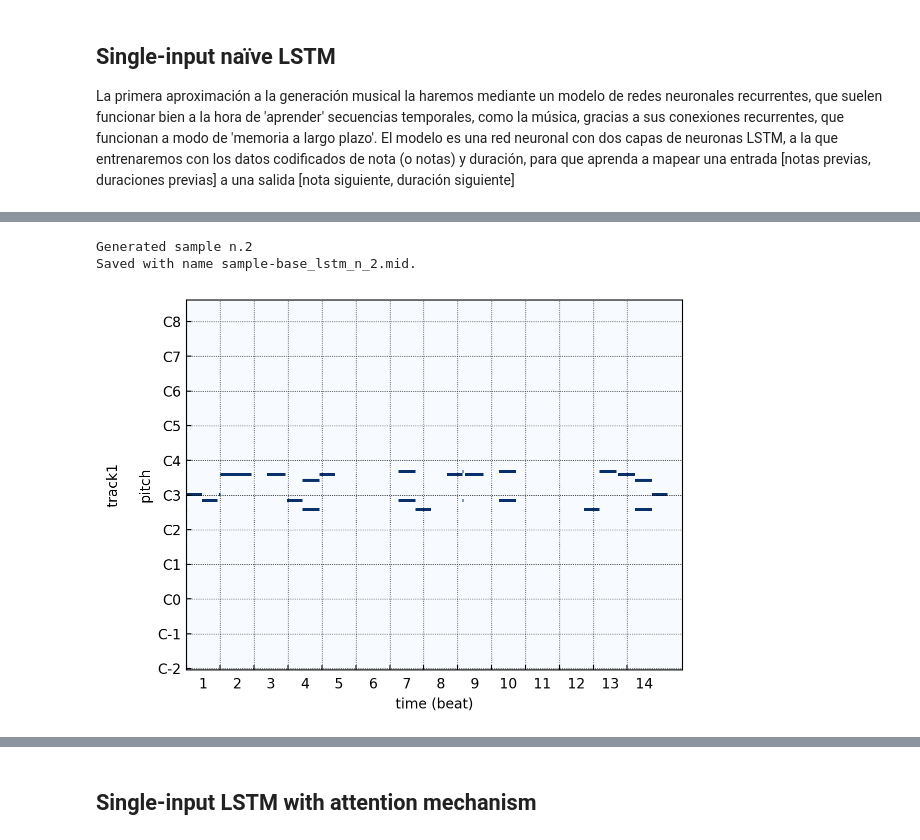
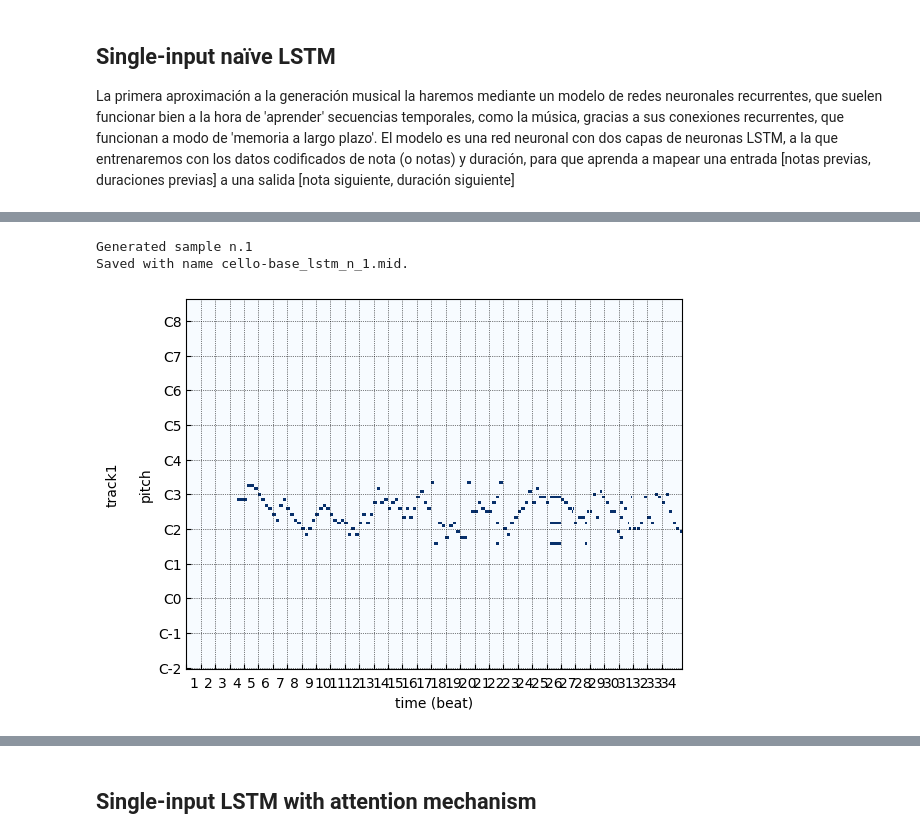
Before and after one commit to STarrio/generative-music, a Jupyter notebook: RNNMusicGeneration.ipynb, the cells around one changed output, grey strips where cells are left out. Drawn from its saved outputs; the diff is of its cells as text; code cells hidden in the pictures.

```diff
--- a/RNNMusicGeneration.ipynb
+++ b/RNNMusicGeneration.ipynb
@@ -17,7 +17,7 @@ from sklearn.model_selection import train_test_split
 import pypianoroll as pr
 import matplotlib.pyplot as plt
 # %%
-ENV = 'local'
+ENV = 'colab'
 if(ENV == 'colab'):
     BASE_PATH = '/content/drive/MyDrive/uni/TFG2023/generative-music/'
     from google.colab import drive
@@ -30,5 +32,5 @@ else:
 # %%
-DATASET = 'sample'
+DATASET = 'cello'
 DATA_PATH=os.path.join(BASE_PATH, 'data')
 DATASET_PATH = os.path.join(DATA_PATH, DATASET)
 
@@ -281,6 +283,7 @@ class RNNSampleGenerator:
         self.encoder = encoder
         self.n_sample = 0
         self.store_path = store_path
+        self.inverse_pitch_encoding = {v:k for k,v in encoder.pitch_encodings.items()}
 
     def generate(self, seed, sample_length, temperature=0.):
 
@@ -313,7 +316,18 @@ class RNNSampleGenerator:
             # make a prediction
             note_prob_dist, duration_prob_dist = self.model.predict(network_input,verbose=0)
             # [0.1, 0.2, 0.1, 0.6] example -> softmax adds to 1
-            prob_heatmap.append(note_prob_dist[0])
+            new_pitch= np.zeros(128)
+
+            for idx, n_i in enumerate(note_prob_dist[0]):
+                try:
+                    pitch_symbol = self.inverse_pitch_encoding[idx]
+                    pitch_value = int(pitch_symbol)
+                    new_pitch[pitch_value] = n_i
+
+                except:
+                    pass
+
+            prob_heatmap.append(new_pitch)
 
             note_output = self._sample_with_temperature(note_prob_dist[0], temperature)
             duration_output = self._sample_with_temperature(duration_prob_dist[0], temperature)
@@ -389,14 +403,14 @@ class RNNSampleGenerator:
 
     def plot_probs_heatmap(self):
         fig, ax = plt.subplots(figsize=(15,15))
-        ax.set_yticks([int(j) for j in range(0, self.encoder.pitch_vocab_size)])
+        ax.set_yticks([int(j) for j in range(0, 128)])
 
         heatmap = np.transpose(self.prob_heatmap)
         plt.imshow(heatmap, origin="lower", cmap='plasma')
 
     def plot_sample_heatmap(self):
         fig, ax = plt.subplots(figsize=(15,15))
-        ax.set_yticks([int(j) for j in range(0, self.encoder.pitch_vocab_size)])
+        ax.set_yticks([int(j) for j in range(0, 128)])
 
         heatmap = np.transpose(self.sampled_heatmap)
         plt.imshow(heatmap, origin="lower", cmap='plasma')
@@ -419,7 +433,7 @@ SEQ_LEN = 32
 NUM_UNITS = [256,256]
 LOSS = 'categorical_crossentropy'
 LR = 0.001
-EPOCHS = 10
+EPOCHS = 1000
 BATCH_SIZE = 64
 
 # Dataset encoder
@@ -538,12 +504,12 @@ rnn.plot_loss(train_hist)
 # %%
 sample_generator = RNNSampleGenerator(rnn, encoder=denc)
 # %%
-sample_generator.generate(([],[]),sample_length=150,temperature=0.4)
+sample_generator.generate(([],[]),sample_length=150,temperature=0.5)
 sample_generator.gen2midi()
 # %% [output]
-Generated sample n.2
-Saved with name sample-base_lstm_n_2.mid.
+Generated sample n.1
+Saved with name cello-base_lstm_n_1.mid.
-[figure, old version]
+[figure, new version]
 # %%
 sample_generator.plot_probs_heatmap()
 # %% [output]
```
Also changed, not shown: parts of 14 cells of this notebook.
